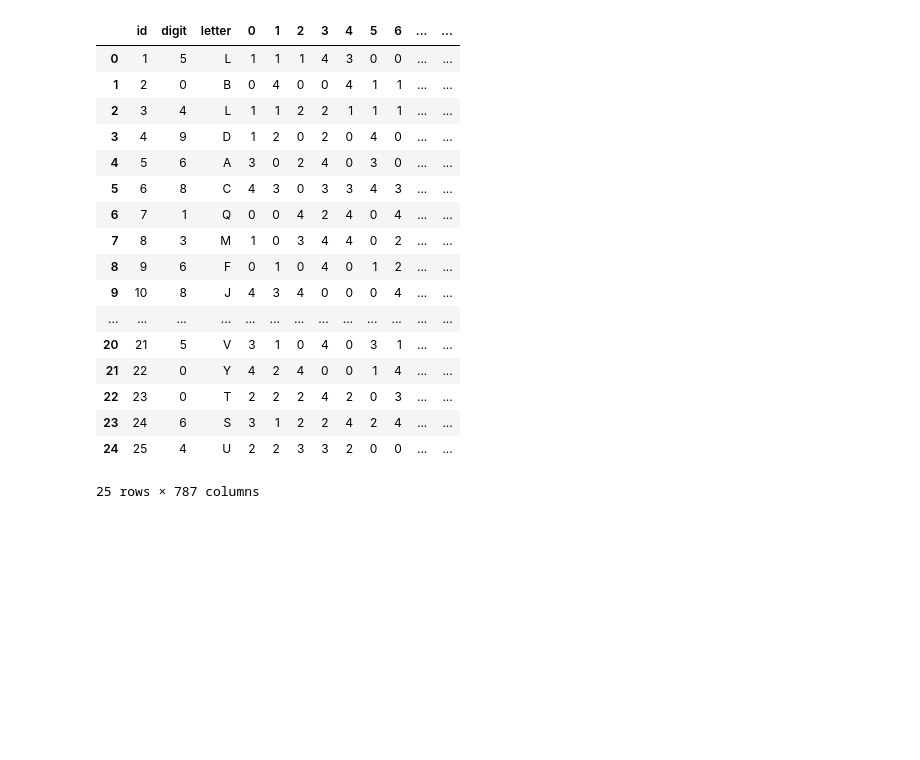
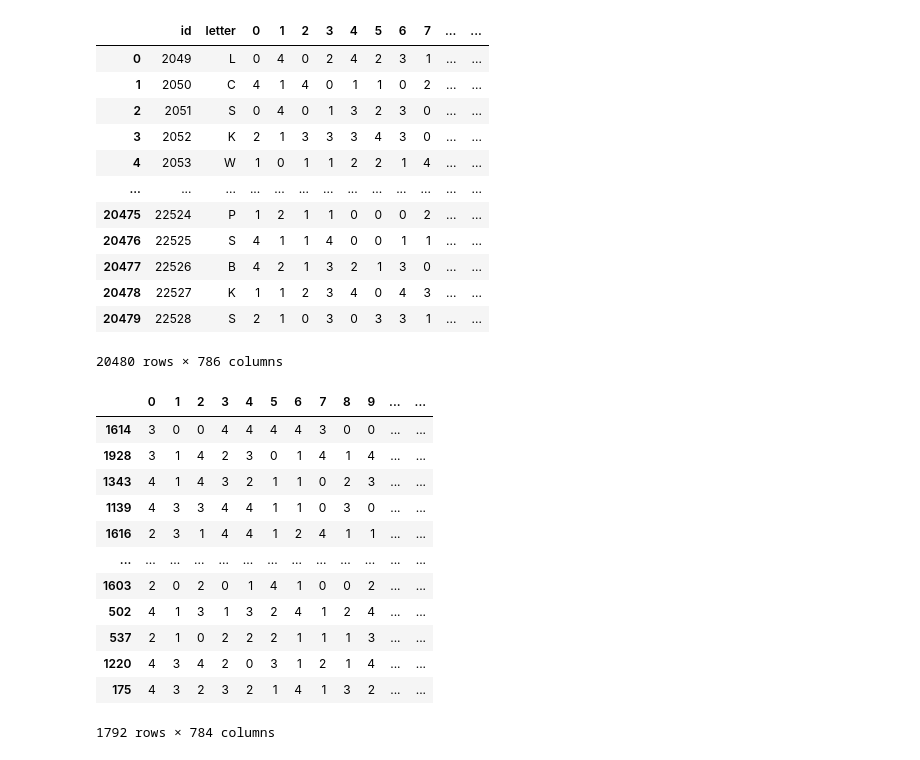
Before and after one commit to KerryKim/Dacon-emnist_digit_prediction, a Jupyter notebook: practice1.ipynb, the cells around one changed output. Drawn from its saved outputs; the diff is of its cells as text; code cells hidden in the pictures; blank space fills up the shorter version.

```diff
--- a/practice1.ipynb
+++ b/practice1.ipynb
@@ -17,27 +31,39 @@ from sklearn.model_selection import train_test_split
 train = pd.read_csv('./datasets/train.csv')
 test  = pd.read_csv('./datasets/test.csv')
 submission = pd.read_csv('./datasets/submission.csv')
-# %%
-train.head(25)
-# %% [output]
-|  | id | digit | letter | 0 | 1 | 2 | 3 | 4 | 5 | 6 | ... | ... |
-| 0 | 1 | 5 | L | 1 | 1 | 1 | 4 | 3 | 0 | 0 | ... | ... |
-| 1 | 2 | 0 | B | 0 | 4 | 0 | 0 | 4 | 1 | 1 | ... | ... |
-| 2 | 3 | 4 | L | 1 | 1 | 2 | 2 | 1 | 1 | 1 | ... | ... |
-| 3 | 4 | 9 | D | 1 | 2 | 0 | 2 | 0 | 4 | 0 | ... | ... |
-| 4 | 5 | 6 | A | 3 | 0 | 2 | 4 | 0 | 3 | 0 | ... | ... |
-| 5 | 6 | 8 | C | 4 | 3 | 0 | 3 | 3 | 4 | 3 | ... | ... |
-| 6 | 7 | 1 | Q | 0 | 0 | 4 | 2 | 4 | 0 | 4 | ... | ... |
-| 7 | 8 | 3 | M | 1 | 0 | 3 | 4 | 4 | 0 | 2 | ... | ... |
-| 8 | 9 | 6 | F | 0 | 1 | 0 | 4 | 0 | 1 | 2 | ... | ... |
-| 9 | 10 | 8 | J | 4 | 3 | 4 | 0 | 0 | 0 | 4 | ... | ... |
-| ... | ... | ... | ... | ... | ... | ... | ... | ... | ... | ... | ... | ... |
-| 20 | 21 | 5 | V | 3 | 1 | 0 | 4 | 0 | 3 | 1 | ... | ... |
-| 21 | 22 | 0 | Y | 4 | 2 | 4 | 0 | 0 | 1 | 4 | ... | ... |
-| 22 | 23 | 0 | T | 2 | 2 | 2 | 4 | 2 | 0 | 3 | ... | ... |
-| 23 | 24 | 6 | S | 3 | 1 | 2 | 2 | 4 | 2 | 4 | ... | ... |
-| 24 | 25 | 4 | U | 2 | 2 | 3 | 3 | 2 | 0 | 0 | ... | ... |
-25 rows × 787 columns
+# %%
+test
+# %% [output]
+|  | id | letter | 0 | 1 | 2 | 3 | 4 | 5 | 6 | 7 | ... | ... |
+| 0 | 2049 | L | 0 | 4 | 0 | 2 | 4 | 2 | 3 | 1 | ... | ... |
+| 1 | 2050 | C | 4 | 1 | 4 | 0 | 1 | 1 | 0 | 2 | ... | ... |
+| 2 | 2051 | S | 0 | 4 | 0 | 1 | 3 | 2 | 3 | 0 | ... | ... |
+| 3 | 2052 | K | 2 | 1 | 3 | 3 | 3 | 4 | 3 | 0 | ... | ... |
+| 4 | 2053 | W | 1 | 0 | 1 | 1 | 2 | 2 | 1 | 4 | ... | ... |
+| ... | ... | ... | ... | ... | ... | ... | ... | ... | ... | ... | ... | ... |
+| 20475 | 22524 | P | 1 | 2 | 1 | 1 | 0 | 0 | 0 | 2 | ... | ... |
+| 20476 | 22525 | S | 4 | 1 | 1 | 4 | 0 | 0 | 1 | 1 | ... | ... |
+| 20477 | 22526 | B | 4 | 2 | 1 | 3 | 2 | 1 | 3 | 0 | ... | ... |
+| 20478 | 22527 | K | 1 | 1 | 2 | 3 | 4 | 0 | 4 | 3 | ... | ... |
+| 20479 | 22528 | S | 2 | 1 | 0 | 3 | 0 | 3 | 3 | 1 | ... | ... |
+20480 rows × 786 columns
+# %%
+df_input = train.iloc[:,3:]
+df_input
+# %% [output]
+|  | 0 | 1 | 2 | 3 | 4 | 5 | 6 | 7 | 8 | 9 | ... | ... |
+| 1614 | 3 | 0 | 0 | 4 | 4 | 4 | 4 | 3 | 0 | 0 | ... | ... |
+| 1928 | 3 | 1 | 4 | 2 | 3 | 0 | 1 | 4 | 1 | 4 | ... | ... |
+| 1343 | 4 | 1 | 4 | 3 | 2 | 1 | 1 | 0 | 2 | 3 | ... | ... |
+| 1139 | 4 | 3 | 3 | 4 | 4 | 1 | 1 | 0 | 3 | 0 | ... | ... |
+| 1616 | 2 | 3 | 1 | 4 | 4 | 1 | 2 | 4 | 1 | 1 | ... | ... |
+| ... | ... | ... | ... | ... | ... | ... | ... | ... | ... | ... | ... | ... |
+| 1603 | 2 | 0 | 2 | 0 | 1 | 4 | 1 | 0 | 0 | 2 | ... | ... |
+| 502 | 4 | 1 | 3 | 1 | 3 | 2 | 4 | 1 | 2 | 4 | ... | ... |
+| 537 | 2 | 1 | 0 | 2 | 2 | 2 | 1 | 1 | 1 | 3 | ... | ... |
+| 1220 | 4 | 3 | 4 | 2 | 0 | 3 | 1 | 2 | 1 | 4 | ... | ... |
+| 175 | 4 | 3 | 2 | 3 | 2 | 1 | 4 | 1 | 3 | 2 | ... | ... |
+1792 rows × 784 columns
 # %%
 data_dir = './datasets/train.csv'
 data = pd.read_csv(data_dir)
```
Also changed, not shown: parts of 9 cells of this notebook, 12 other files.
